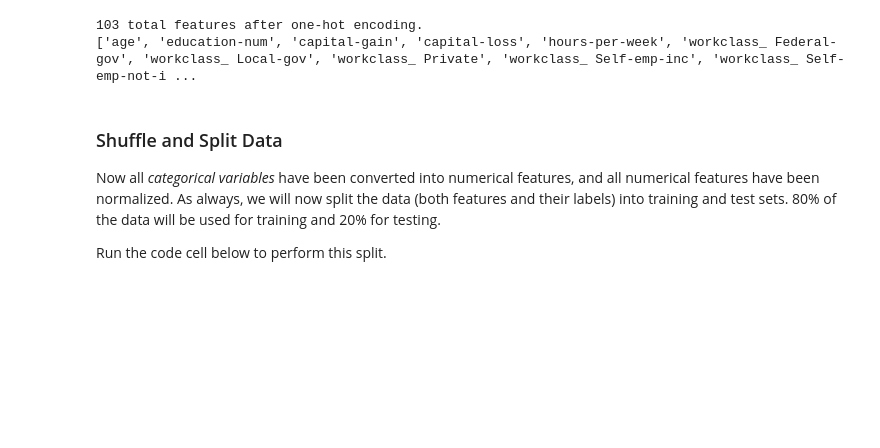
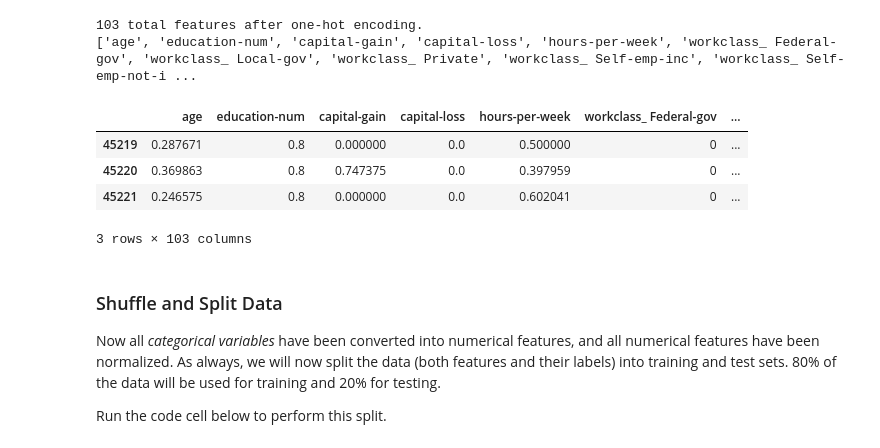
Before and after one commit to aptroost/finding-donors-for-charityml, a Jupyter notebook: finding-donors-for-charityml.ipynb, the cells around one changed output. Drawn from its saved outputs; the diff is of its cells as text; code cells hidden in the pictures; blank space fills up the shorter version.

```diff
--- a/finding-donors-for-charityml.ipynb
+++ b/finding-donors-for-charityml.ipynb
@@ -241,7 +239,7 @@ Additionally, as with the non-numeric features, we need to convert the non-numer
    - Set records with "<=50K" to `0` and records with ">50K" to `1`.
 # %%
 # TODO: One-hot encode the 'features_raw' data using pandas.get_dummies()
-features_final = pd.get_dummies(features_raw)
+features_final = pd.get_dummies(features_log_minmax_transform)
 
 # TODO: Encode the 'income_raw' data to numerical values
 income = income_raw.apply(lambda x: 1 if x == '>50K' else 0)
@@ -255,6 +253,14 @@ print(encoded)
 # %% [output]
 103 total features after one-hot encoding.
 ['age', 'education-num', 'capital-gain', 'capital-loss', 'hours-per-week', 'workclass_ Federal-gov', 'workclass_ Local-gov', 'workclass_ Private', 'workclass_ Self-emp-inc', 'workclass_ Self-emp-not-i ...
+# %%
+features_final.tail(n=3)
+# %% [output]
+|  | age | education-num | capital-gain | capital-loss | hours-per-week | workclass_ Federal-gov | ... |
+| 45219 | 0.287671 | 0.8 | 0.000000 | 0.0 | 0.500000 | 0 | ... |
+| 45220 | 0.369863 | 0.8 | 0.747375 | 0.0 | 0.397959 | 0 | ... |
+| 45221 | 0.246575 | 0.8 | 0.000000 | 0.0 | 0.602041 | 0 | ... |
+3 rows × 103 columns
 # %% [markdown]
 ### Shuffle and Split Data
 Now all _categorical variables_ have been converted into numerical features, and all numerical features have been normalized. As always, we will now split the data (both features and their labels) into training and test sets. 80% of the data will be used for training and 20% for testing.
```
Also changed, not shown: parts of 8 cells of this notebook.
